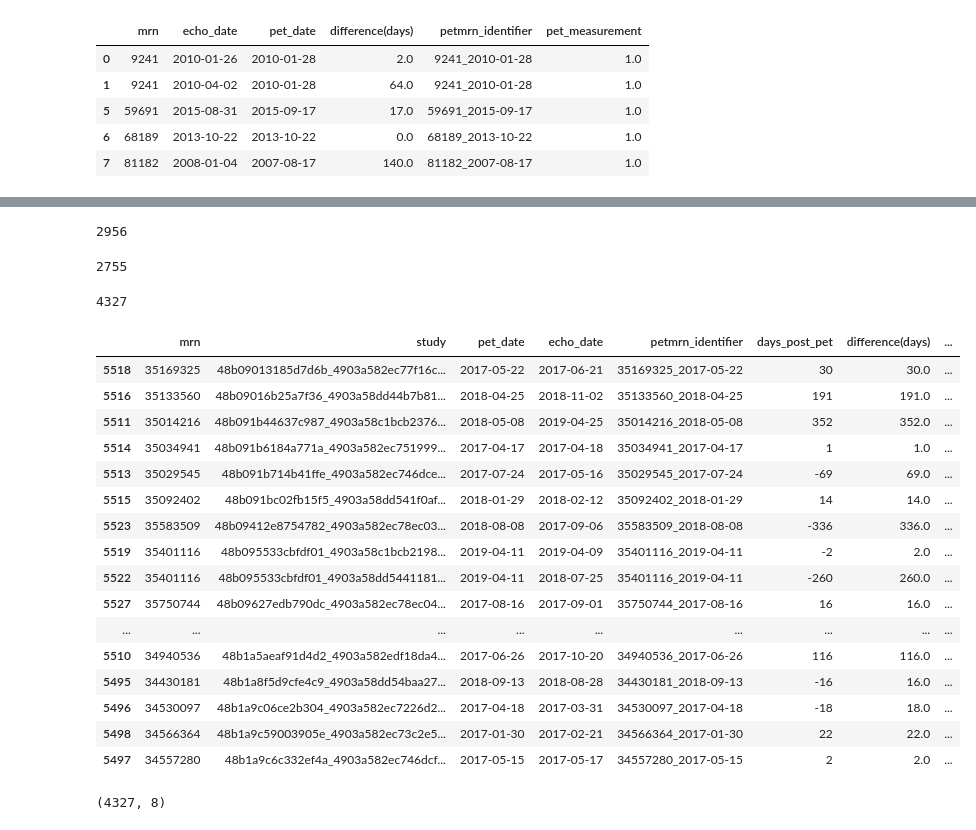
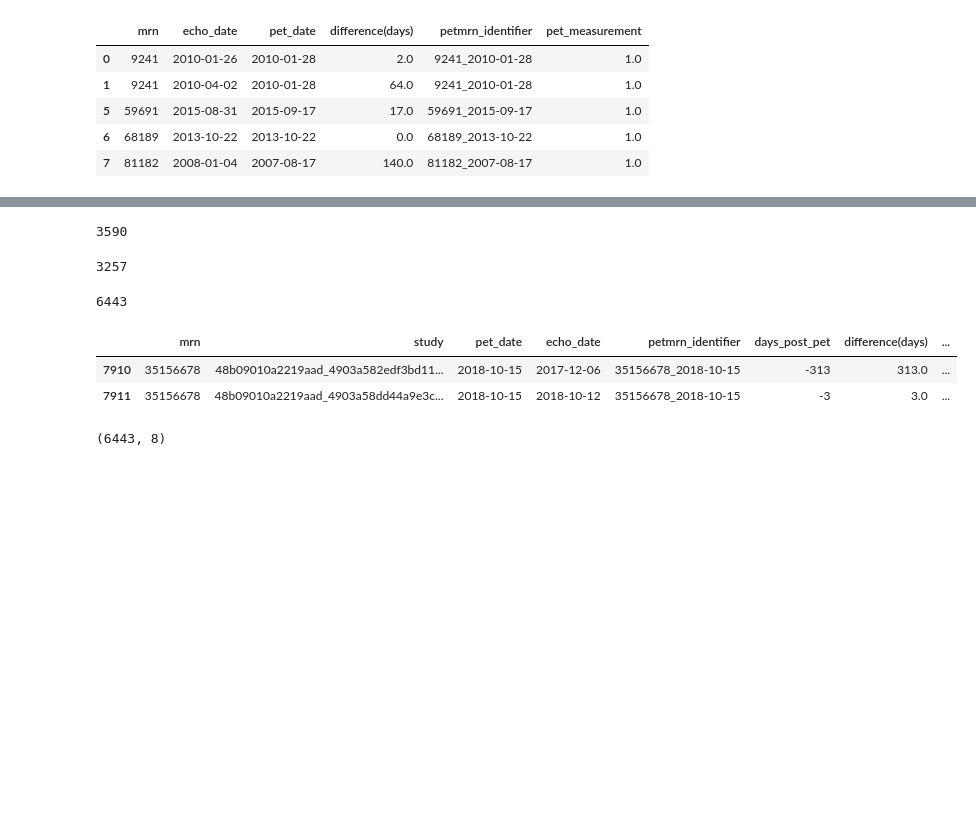
Before and after one commit to awerdich/werdich-cfr, a Jupyter notebook: notebooks/pet_echo_match_master.ipynb, the cells around one changed output, grey strips where cells are left out. Cells and saved outputs as stored; diff of their text form; code cells hidden in the pictures; blank space fills up the shorter version.

Commit message:
Get the video numbers for preprints.

```diff
--- a/notebooks/pet_echo_match_master.ipynb
+++ b/notebooks/pet_echo_match_master.ipynb
@@ -12,7 +12,7 @@ pd.set_option('display.max_columns', 100)
 pd.set_option('display.width', 2000)
 # %%
 cfr_data_root = os.path.normpath('/mnt/obi0/andreas/data/cfr')
-cfr_meta_date = '200425'
-meta_dir = os.path.join(cfr_data_root, 'metadata_'+cfr_meta_date)
+cfr_meta_date = '200519'
+meta_dir = os.path.join(cfr_data_root, 'metadata_'+cfr_meta_date+'_preprint')
 print(meta_dir)
 # %% [output]
@@ -67,2 +48,0 @@ j
-# %%
-m = r.merge(j, on=['mrn', 'pet_date', 'petmrn_identifier'], how='outer')
@@ -322,35 +300,21 @@ print(f'echo studies after 365 filter: {len(pet_echo_matched_365.study.unique())
 # %%
 len(pet_echo_matched_365.petmrn_identifier.unique())
 # %% [output]
-2956
+3590
 # %%
 len(pet_echo_matched_365.mrn.unique())
 # %% [output]
-2755
+3257
 # %%
 len(pet_echo_matched_365.study.unique())
 # %% [output]
-4327
+6443
 # %%
-pet_echo_matched_365.head(20)
+pet_echo_matched_365.head(2)
 # %% [output]
 |  | mrn | study | pet_date | echo_date | petmrn_identifier | days_post_pet | difference(days) | ... |
-| 5518 | 35169325 | 48b09013185d7d6b_4903a582ec77f16c... | 2017-05-22 | 2017-06-21 | 35169325_2017-05-22 | 30 | 30.0 | ... |
-| 5516 | 35133560 | 48b09016b25a7f36_4903a58dd44b7b81... | 2018-04-25 | 2018-11-02 | 35133560_2018-04-25 | 191 | 191.0 | ... |
-| 5511 | 35014216 | 48b091b44637c987_4903a58c1bcb2376... | 2018-05-08 | 2019-04-25 | 35014216_2018-05-08 | 352 | 352.0 | ... |
-| 5514 | 35034941 | 48b091b6184a771a_4903a582ec751999... | 2017-04-17 | 2017-04-18 | 35034941_2017-04-17 | 1 | 1.0 | ... |
-| 5513 | 35029545 | 48b091b714b41ffe_4903a582ec746dce... | 2017-07-24 | 2017-05-16 | 35029545_2017-07-24 | -69 | 69.0 | ... |
-| 5515 | 35092402 | 48b091bc02fb15f5_4903a58dd541f0af... | 2018-01-29 | 2018-02-12 | 35092402_2018-01-29 | 14 | 14.0 | ... |
-| 5523 | 35583509 | 48b09412e8754782_4903a582ec78ec03... | 2018-08-08 | 2017-09-06 | 35583509_2018-08-08 | -336 | 336.0 | ... |
-| 5519 | 35401116 | 48b095533cbfdf01_4903a58c1bcb2198... | 2019-04-11 | 2019-04-09 | 35401116_2019-04-11 | -2 | 2.0 | ... |
-| 5522 | 35401116 | 48b095533cbfdf01_4903a58dd5441181... | 2019-04-11 | 2018-07-25 | 35401116_2019-04-11 | -260 | 260.0 | ... |
-| 5527 | 35750744 | 48b09627edb790dc_4903a582ec78ec04... | 2017-08-16 | 2017-09-01 | 35750744_2017-08-16 | 16 | 16.0 | ... |
-| ... | ... | ... | ... | ... | ... | ... | ... | ... |
-| 5510 | 34940536 | 48b1a5aeaf91d4d2_4903a582edf18da4... | 2017-06-26 | 2017-10-20 | 34940536_2017-06-26 | 116 | 116.0 | ... |
-| 5495 | 34430181 | 48b1a8f5d9cfe4c9_4903a58dd54baa27... | 2018-09-13 | 2018-08-28 | 34430181_2018-09-13 | -16 | 16.0 | ... |
-| 5496 | 34530097 | 48b1a9c06ce2b304_4903a582ec7226d2... | 2017-04-18 | 2017-03-31 | 34530097_2017-04-18 | -18 | 18.0 | ... |
-| 5498 | 34566364 | 48b1a9c59003905e_4903a582ec73c2e5... | 2017-01-30 | 2017-02-21 | 34566364_2017-01-30 | 22 | 22.0 | ... |
-| 5497 | 34557280 | 48b1a9c6c332ef4a_4903a582ec746dcf... | 2017-05-15 | 2017-05-17 | 34557280_2017-05-15 | 2 | 2.0 | ... |
+| 7910 | 35156678 | 48b09010a2219aad_4903a582edf3bd11... | 2018-10-15 | 2017-12-06 | 35156678_2018-10-15 | -313 | 313.0 | ... |
+| 7911 | 35156678 | 48b09010a2219aad_4903a58dd44a9e3c... | 2018-10-15 | 2018-10-12 | 35156678_2018-10-15 | -3 | 3.0 | ... |
 # %%
 # We can now save the data frame with the echo studies and the matched CFR measurements
 match_filename = 'pet_match365_diff_'+cfr_meta_date+'.parquet'
@@ -361,4 +325,4 @@ match_filename_csv = 'pet_match365_diff_'+cfr_meta_date+'.csv'
 pet_echo_matched_365.to_csv(os.path.join(meta_dir, match_filename_csv))
 print(pet_echo_matched_365.shape)
 # %% [output]
-(4327, 8)
+(6443, 8)
```
Also changed, not shown: parts of 13 cells of this notebook, 4 other files.
